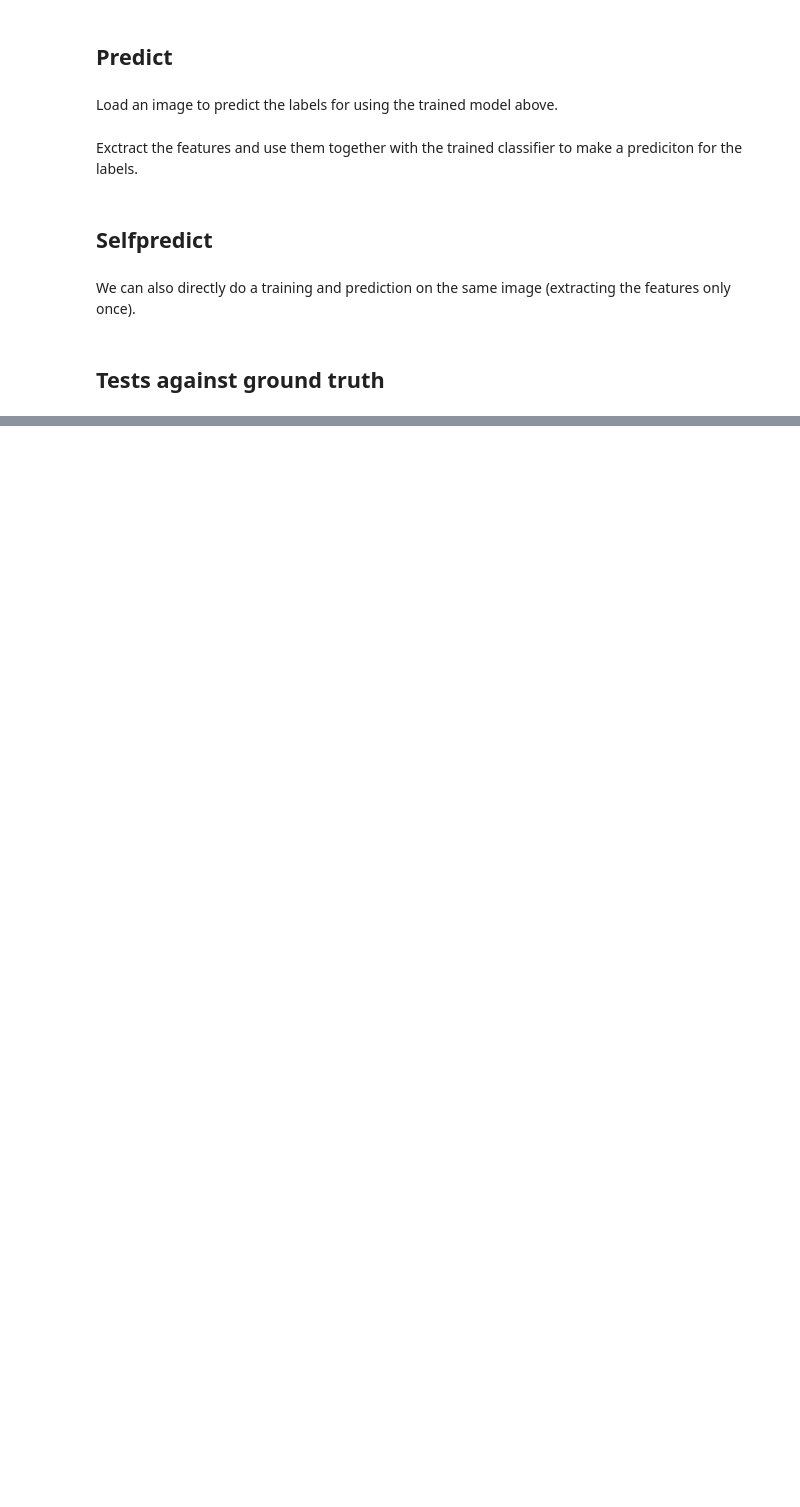
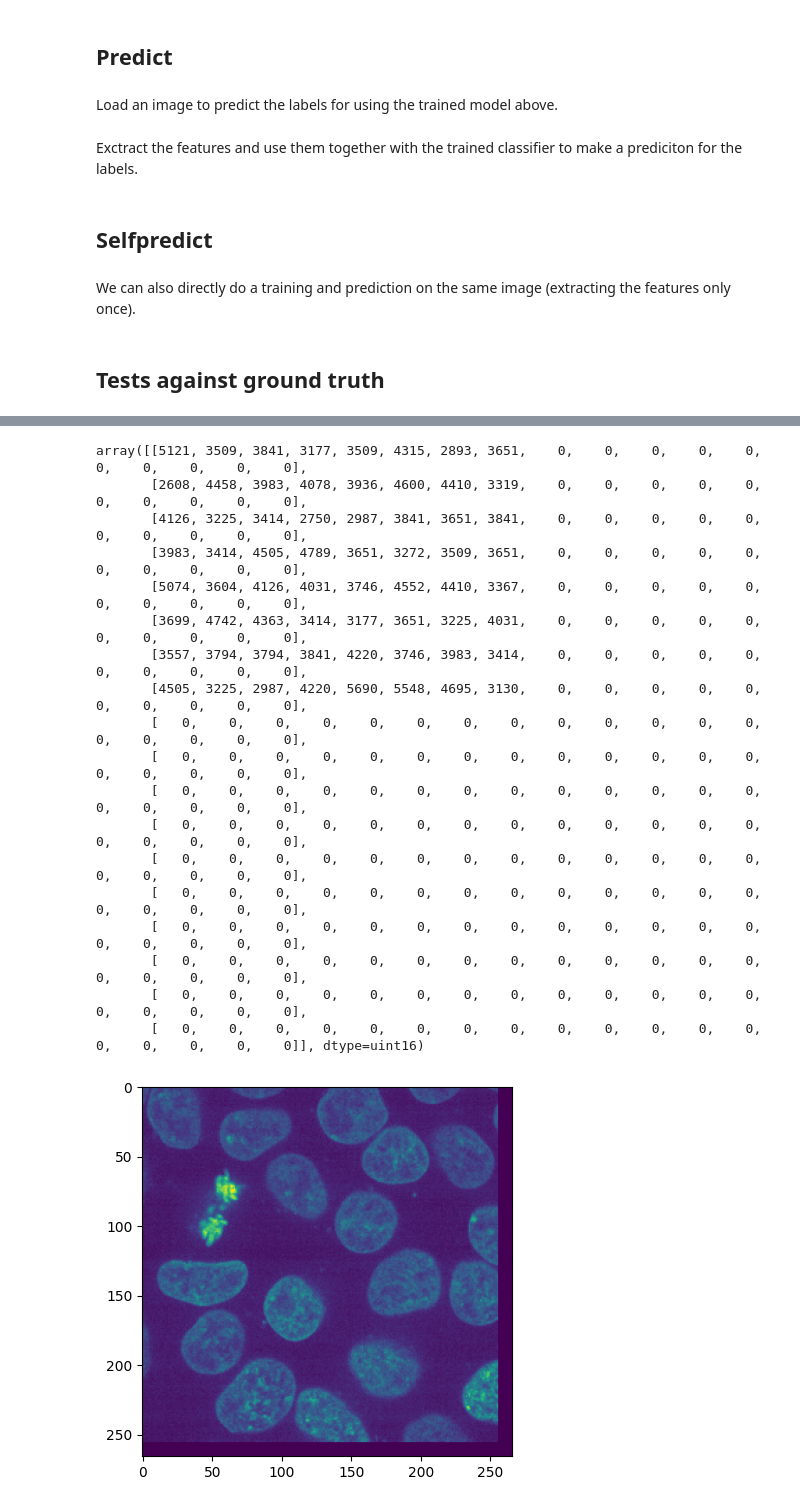
Before and after one commit to quasar1357/dino_paint, a Jupyter notebook: dino_paint.ipynb, the cells around one changed output, grey strips where cells are left out. Cells and saved outputs as stored; diff of their text form; code cells hidden in the pictures; blank space fills up the shorter version.

Commit message:
add padding, incl. extra padd (better resol.)

```diff
--- a/dino_paint.ipynb
+++ b/dino_paint.ipynb
@@ -187,0 +210,8 @@ accs, avg_accs, max_acc = test
+# %%
+image = skimage.data.cells3d()[40, 1] #np.random.randint(0, 10, (100, 200))
+image.shape
+out = pad_to_patch(image, vert_pos="bottom", hor_pos="right", extra_pad=0, pad_mode="constant")
+plt.imshow(out)
+np.set_printoptions(linewidth=np.inf)
+display(out[:15,:15], out[-18:,-18:])
+# %% [output]
@@ -187,0 +233,19 @@ accs, avg_accs, max_acc = test
+array([[5121, 3509, 3841, 3177, 3509, 4315, 2893, 3651,    0,    0,    0,    0,    0,    0,    0,    0,    0,    0],
+       [2608, 4458, 3983, 4078, 3936, 4600, 4410, 3319,    0,    0,    0,    0,    0,    0,    0,    0,    0,    0],
+       [4126, 3225, 3414, 2750, 2987, 3841, 3651, 3841,    0,    0,    0,    0,    0,    0,    0,    0,    0,    0],
+       [3983, 3414, 4505, 4789, 3651, 3272, 3509, 3651,    0,    0,    0,    0,    0,    0,    0,    0,    0,    0],
+       [5074, 3604, 4126, 4031, 3746, 4552, 4410, 3367,    0,    0,    0,    0,    0,    0,    0,    0,    0,    0],
+       [3699, 4742, 4363, 3414, 3177, 3651, 3225, 4031,    0,    0,    0,    0,    0,    0,    0,    0,    0,    0],
+       [3557, 3794, 3794, 3841, 4220, 3746, 3983, 3414,    0,    0,    0,    0,    0,    0,    0,    0,    0,    0],
+       [4505, 3225, 2987, 4220, 5690, 5548, 4695, 3130,    0,    0,    0,    0,    0,    0,    0,    0,    0,    0],
+       [   0,    0,    0,    0,    0,    0,    0,    0,    0,    0,    0,    0,    0,    0,    0,    0,    0,    0],
+       [   0,    0,    0,    0,    0,    0,    0,    0,    0,    0,    0,    0,    0,    0,    0,    0,    0,    0],
+       [   0,    0,    0,    0,    0,    0,    0,    0,    0,    0,    0,    0,    0,    0,    0,    0,    0,    0],
+       [   0,    0,    0,    0,    0,    0,    0,    0,    0,    0,    0,    0,    0,    0,    0,    0,    0,    0],
+       [   0,    0,    0,    0,    0,    0,    0,    0,    0,    0,    0,    0,    0,    0,    0,    0,    0,    0],
+       [   0,    0,    0,    0,    0,    0,    0,    0,    0,    0,    0,    0,    0,    0,    0,    0,    0,    0],
+       [   0,    0,    0,    0,    0,    0,    0,    0,    0,    0,    0,    0,    0,    0,    0,    0,    0,    0],
+       [   0,    0,    0,    0,    0,    0,    0,    0,    0,    0,    0,    0,    0,    0,    0,    0,    0,    0],
+       [   0,    0,    0,    0,    0,    0,    0,    0,    0,    0,    0,    0,    0,    0,    0,    0,    0,    0],
+       [   0,    0,    0,    0,    0,    0,    0,    0,    0,    0,    0,    0,    0,    0,    0,    0,    0,    0]], dtype=uint16)
+[figure, added]
```
Also changed, not shown: parts of 9 cells of this notebook, 1 other file.
